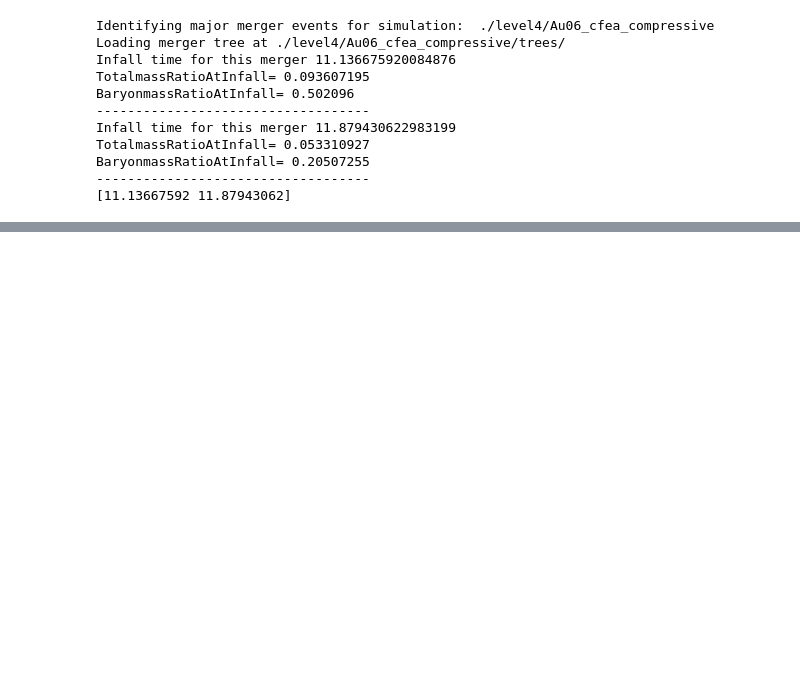
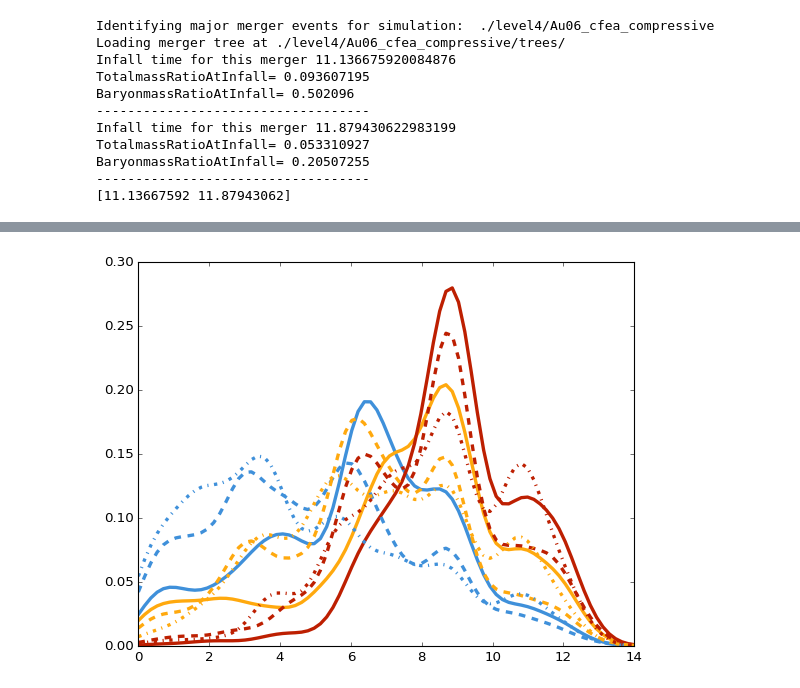
Before and after one commit to pablocoque/post_process_routines, a Jupyter notebook: src/age_distribution.ipynb, the cells around one changed output, grey strips where cells are left out. Saved outputs shown, nothing was run; the diff lists cells and outputs as text; code cells hidden in the pictures; blank space fills up the shorter version.

```diff
--- a/src/age_distribution.ipynb
+++ b/src/age_distribution.ipynb
@@ -616,0 +624,17 @@ plt.savefig('plots/age_distribution_fiducial_runs_paper.pdf', bbox_inches='tight
+# %%
+simulation_list = ['./level4/Au06_cfea_fiducial', './level5/Au06_e5813_fiducial', './level6/Au06_e5813_fiducial']
+snapshot = 127
+# %%
+levelresolution_runs = []
+levelresolution_allsc = []
+levelresolution_sfr = []
+levelresolution_cfr = []
+levelresolution_wcut = []
+for sim in simulation_list:
+    sfr_i, cfr_all, cfr_gc, cfr_gc_cut, age_all, age_gc, age_gc_cut = calculate_cfr_and_age_distribution(sim+'/output/', snapshot=snapshot, nbins=n_bins,
+                                                                                 min_range=min_range, max_range=max_range, cut_feh=-0.5)
+    levelresolution_runs.append(age_gc)
+    levelresolution_allsc.append(age_all)
+    levelresolution_sfr.append(sfr_i)
+    levelresolution_cfr.append(cfr_all)
+    levelresolution_wcut.append(age_gc_cut)
@@ -616,0 +657,9 @@ plt.savefig('plots/age_distribution_fiducial_runs_paper.pdf', bbox_inches='tight
+# %%
+linestyles = ['-', '--', '-.']
+color = ['#3f90da', '#ffa90e', '#bd1f01']
+for i in range(3):
+    plt.plot(age_bins, levelresolution_allsc[i]/np.trapezoid(levelresolution_allsc[i], age_bins), linewidth=3, linestyle=linestyles[i], color=color[0])
+    plt.plot(age_bins, levelresolution_runs[i]/np.trapezoid(levelresolution_runs[i], age_bins), linewidth=3, linestyle=linestyles[i], color=color[1])
+    plt.plot(age_bins, levelresolution_wcut[i]/np.trapezoid(levelresolution_wcut[i], age_bins), linewidth=3, linestyle=linestyles[i], color=color[2])
+# %% [output]
+[figure, added]
```
Also changed, not shown: parts of 9 cells of this notebook, 10 other files.
